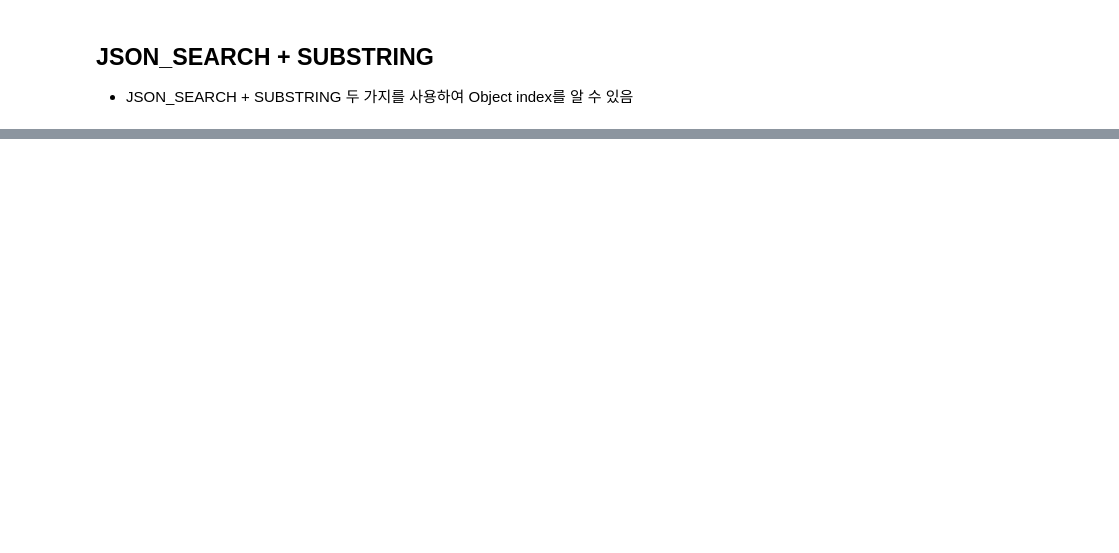
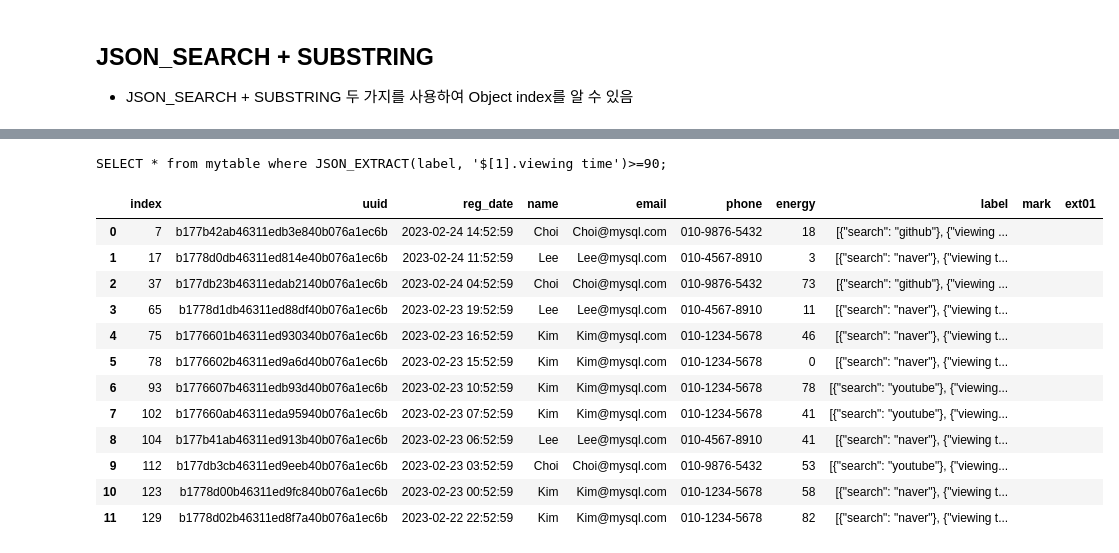
Before and after one commit to IzPerfect/My-dictionary, a Jupyter notebook: pymysql/1. select.ipynb, the cells around one changed output, grey strips where cells are left out. Cells and saved outputs as stored; diff of their text form; code cells hidden in the pictures; blank space fills up the shorter version.

```diff
--- a/pymysql/1. select.ipynb
+++ b/pymysql/1. select.ipynb
@@ -265,0 +451,20 @@ result
+# %%
+sql = "SELECT * from " + MYSQL_TABLENAME + " where JSON_EXTRACT(label, '$[1].viewing time')>=90;"
+print(sql)
+result = query(sql, ())
+result
+# %% [output]
+SELECT * from mytable where JSON_EXTRACT(label, '$[1].viewing time')>=90;
+|  | index | uuid | reg_date | name | email | phone | energy | label | mark | ext01 |
+| 0 | 7 | b177b42ab46311edb3e840b076a1ec6b | 2023-02-24 14:52:59 | Choi | Choi@mysql.com | 010-9876-5432 | 18 | [{"search": "github"}, {"viewing ... |  |  |
+| 1 | 17 | b1778d0db46311ed814e40b076a1ec6b | 2023-02-24 11:52:59 | Lee | Lee@mysql.com | 010-4567-8910 | 3 | [{"search": "naver"}, {"viewing t... |  |  |
+| 2 | 37 | b177db23b46311edab2140b076a1ec6b | 2023-02-24 04:52:59 | Choi | Choi@mysql.com | 010-9876-5432 | 73 | [{"search": "github"}, {"viewing ... |  |  |
+| 3 | 65 | b1778d1db46311ed88df40b076a1ec6b | 2023-02-23 19:52:59 | Lee | Lee@mysql.com | 010-4567-8910 | 11 | [{"search": "naver"}, {"viewing t... |  |  |
+| 4 | 75 | b1776601b46311ed930340b076a1ec6b | 2023-02-23 16:52:59 | Kim | Kim@mysql.com | 010-1234-5678 | 46 | [{"search": "naver"}, {"viewing t... |  |  |
+| 5 | 78 | b1776602b46311ed9a6d40b076a1ec6b | 2023-02-23 15:52:59 | Kim | Kim@mysql.com | 010-1234-5678 | 0 | [{"search": "naver"}, {"viewing t... |  |  |
+| 6 | 93 | b1776607b46311edb93d40b076a1ec6b | 2023-02-23 10:52:59 | Kim | Kim@mysql.com | 010-1234-5678 | 78 | [{"search": "youtube"}, {"viewing... |  |  |
+| 7 | 102 | b177660ab46311eda95940b076a1ec6b | 2023-02-23 07:52:59 | Kim | Kim@mysql.com | 010-1234-5678 | 41 | [{"search": "youtube"}, {"viewing... |  |  |
+| 8 | 104 | b177b41ab46311ed913b40b076a1ec6b | 2023-02-23 06:52:59 | Lee | Lee@mysql.com | 010-4567-8910 | 41 | [{"search": "naver"}, {"viewing t... |  |  |
+| 9 | 112 | b177db3cb46311ed9eeb40b076a1ec6b | 2023-02-23 03:52:59 | Choi | Choi@mysql.com | 010-9876-5432 | 53 | [{"search": "youtube"}, {"viewing... |  |  |
+| 10 | 123 | b1778d00b46311ed9fc840b076a1ec6b | 2023-02-23 00:52:59 | Kim | Kim@mysql.com | 010-1234-5678 | 58 | [{"search": "naver"}, {"viewing t... |  |  |
+| 11 | 129 | b1778d02b46311ed8f7a40b076a1ec6b | 2023-02-22 22:52:59 | Kim | Kim@mysql.com | 010-1234-5678 | 82 | [{"search": "naver"}, {"viewing t... |  |  |
```
Also changed, not shown: parts of 35 cells of this notebook, 1 other file.
